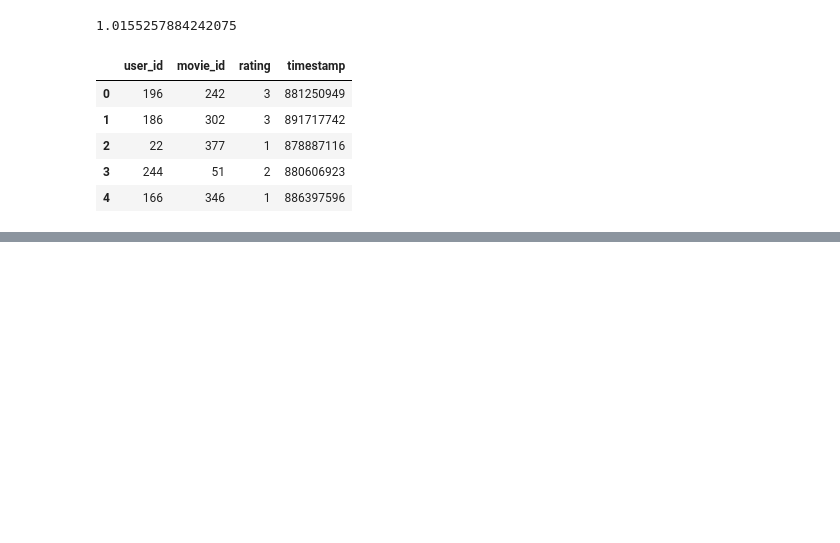
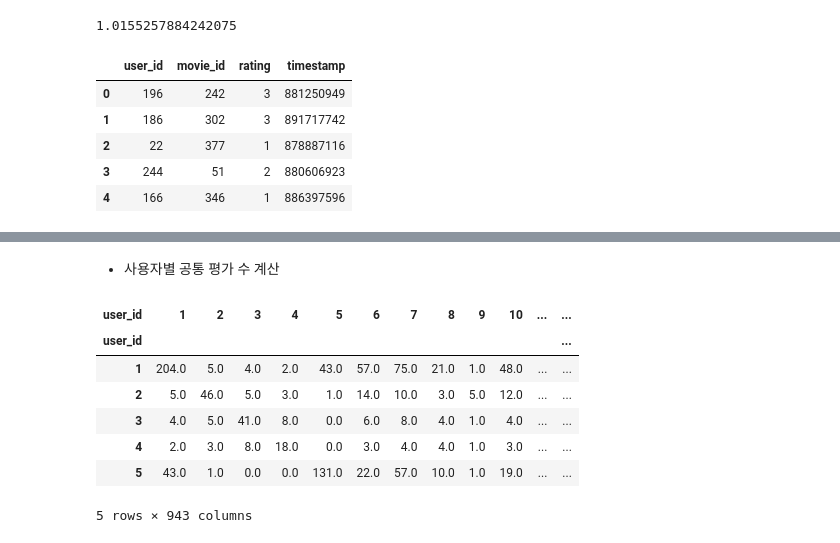
Before and after one commit to cheonsol-lee/recsys_tutorial, a Jupyter notebook: chap3_CF.ipynb, the cells around one changed output, grey strips where cells are left out. Cells and saved outputs as stored; diff of their text form; code cells hidden in the pictures; blank space fills up the shorter version.

```diff
--- a/chap3_CF.ipynb
+++ b/chap3_CF.ipynb
@@ -180,0 +197,8 @@ Name: title, dtype: object
+# %%
+# train, test set 분리
+from sklearn.model_selection import train_test_split
+X = ratings.copy()
+y = ratings['user_id']
+X_train, X_test, y_train, y_test = train_test_split(X, y, test_size=0.25, stratify=y)
+# %%
+rating_matrix = X_train.pivot_table(values='rating', index='user_id', columns='movie_id')
@@ -180,0 +310,19 @@ Name: title, dtype: object
+# %% [markdown]
+- 사용자별 공통 평가 수 계산
+# %%
+rating_binary1 = np.array(rating_matrix > 0).astype(float) # 평점 남긴 값을 1로 변경
+rating_binary2 = rating_binary1.T
+# %%
+counts = np.dot(rating_binary1, rating_binary2)
+counts = pd.DataFrame(counts, index=rating_matrix.index, columns=rating_matrix.index).fillna(0)
+# %%
+counts.head()
+# %% [output]
+| user_id | 1 | 2 | 3 | 4 | 5 | 6 | 7 | 8 | 9 | 10 | ... | ... |
+| user_id |  |  |  |  |  |  |  |  |  |  |  | ... |
+| 1 | 204.0 | 5.0 | 4.0 | 2.0 | 43.0 | 57.0 | 75.0 | 21.0 | 1.0 | 48.0 | ... | ... |
+| 2 | 5.0 | 46.0 | 5.0 | 3.0 | 1.0 | 14.0 | 10.0 | 3.0 | 5.0 | 12.0 | ... | ... |
+| 3 | 4.0 | 5.0 | 41.0 | 8.0 | 0.0 | 6.0 | 8.0 | 4.0 | 1.0 | 4.0 | ... | ... |
+| 4 | 2.0 | 3.0 | 8.0 | 18.0 | 0.0 | 3.0 | 4.0 | 4.0 | 1.0 | 3.0 | ... | ... |
+| 5 | 43.0 | 1.0 | 0.0 | 0.0 | 131.0 | 22.0 | 57.0 | 10.0 | 1.0 | 19.0 | ... | ... |
+5 rows × 943 columns
```
Also changed, not shown: parts of 25 cells of this notebook.
